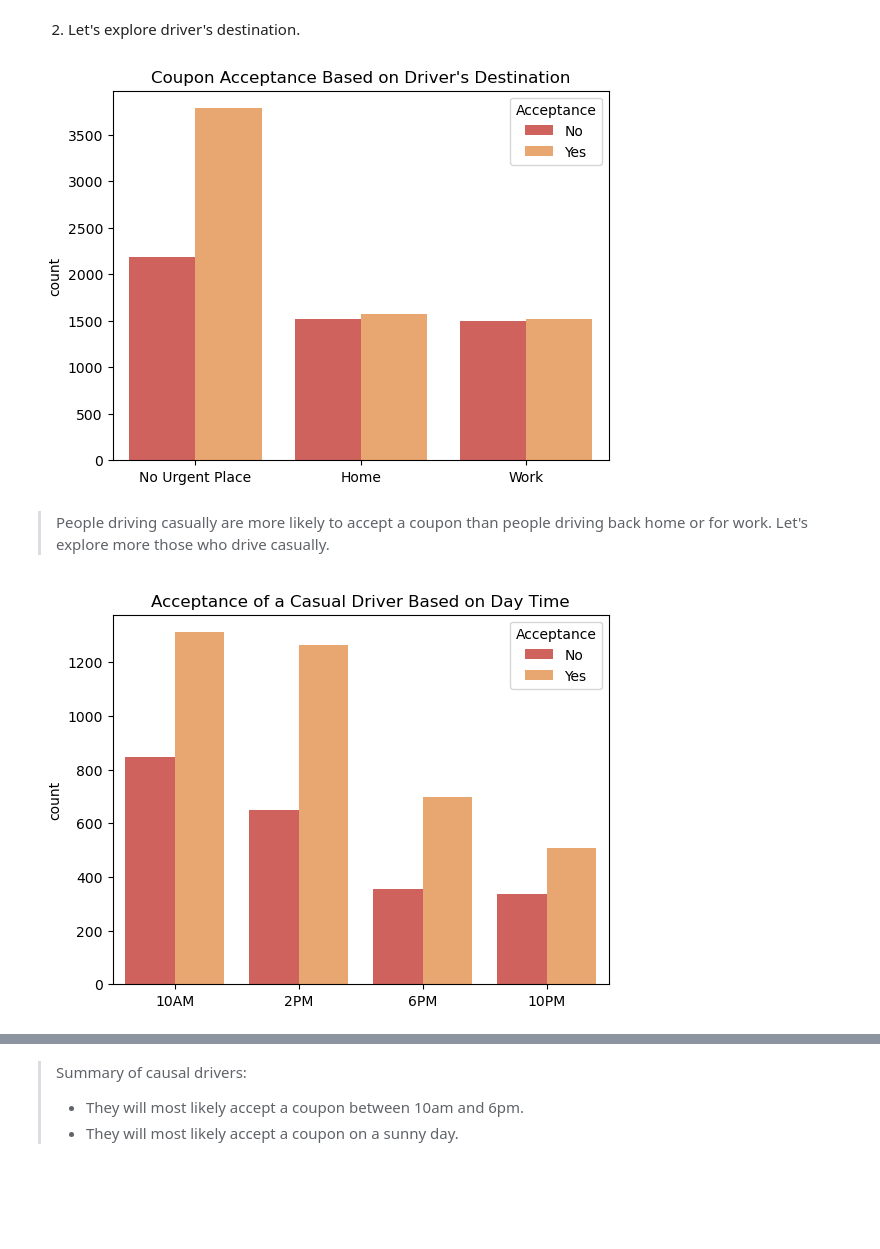
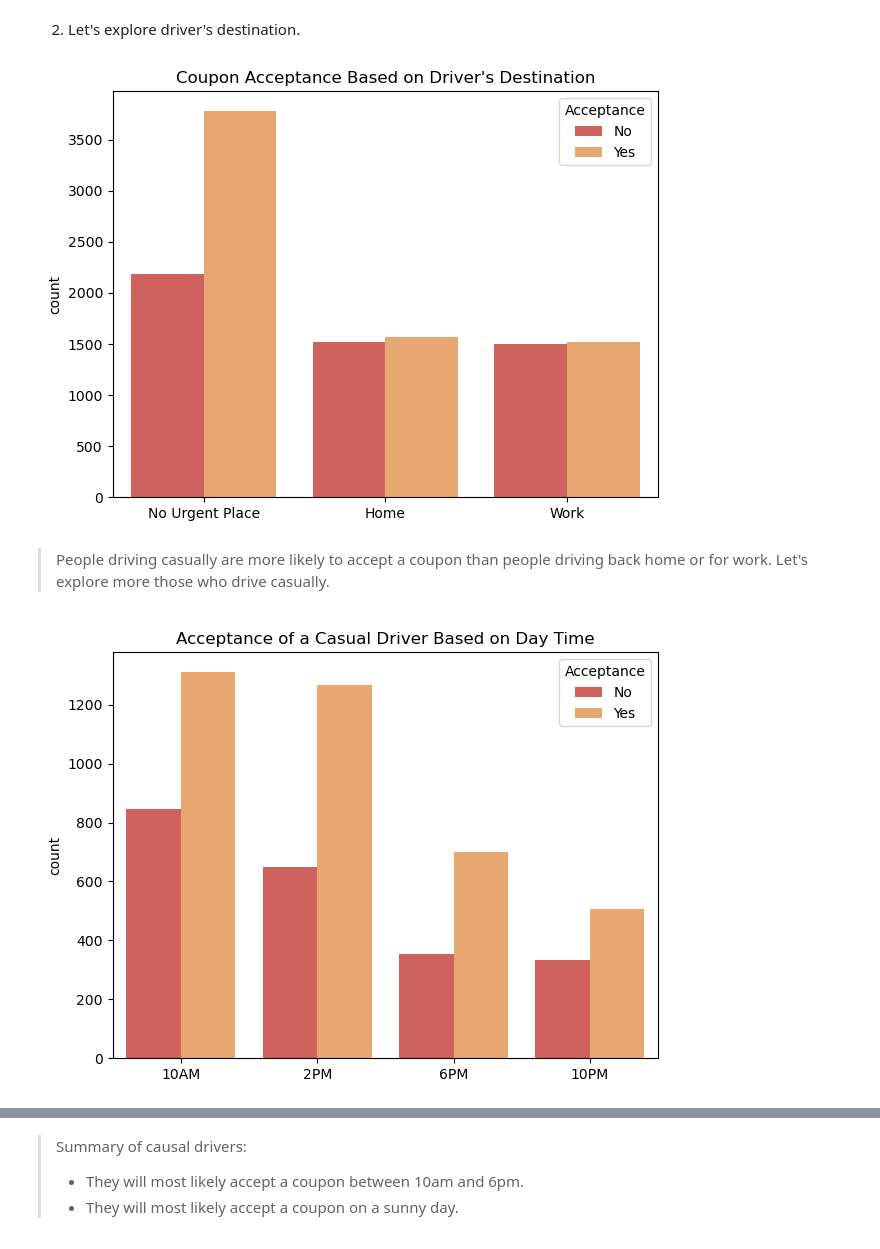
Before and after one commit to outdegree/BH-PCMLAI-M5-App1, a Jupyter notebook: prompt.ipynb, the cells around one changed output, grey strips where cells are left out. Saved outputs shown, nothing was run; the diff lists cells and outputs as text; code cells hidden in the pictures; blank space fills up the shorter version.

```diff
--- a/prompt.ipynb
+++ b/prompt.ipynb
@@ -435,22 +439,24 @@ sns.countplot(data, x='destination', hue='Y')
 plt.title("Coupon Acceptance Based on Driver's Destination")
 plt.legend(title='Acceptance', labels=['No', 'Yes'])
 plt.xlabel('')
-plt.savefig("images/driver_destination.png")
+plt.tight_layout()
+plt.savefig('images/driver_destination.png')
 plt.show()
 # %% [output]
-[figure, old version]
+[figure, new version]
 # %% [markdown]
 > People driving casually are more likely to accept a coupon than people driving back home or for work. Let's explore more those who drive casually.
 # %%
 not_urgent = data[data['destination'] == 'No Urgent Place']
 sns.countplot(not_urgent, x='time', hue='Y', order = not_urgent['time'].value_counts().index)
 plt.title("Acceptance of a Casual Driver Based on Day Time")
 plt.legend(title='Acceptance', labels=['No', 'Yes'])
 plt.xlabel('')
-plt.savefig("images/driver_casual_driving_time.png")
+plt.tight_layout()
+plt.savefig('images/driver_casual_driving_time.png')
 plt.show()
 # %% [output]
-[figure, old version]
+[figure, new version]
 # %%
 sns.countplot(not_urgent, x='weather', hue='Y', order = not_urgent['weather'].value_counts().index)
 plt.title("Acceptance of a Casual Driver Based on Weather")
```
Also changed, not shown: parts of 4 cells of this notebook, 7 other files.
